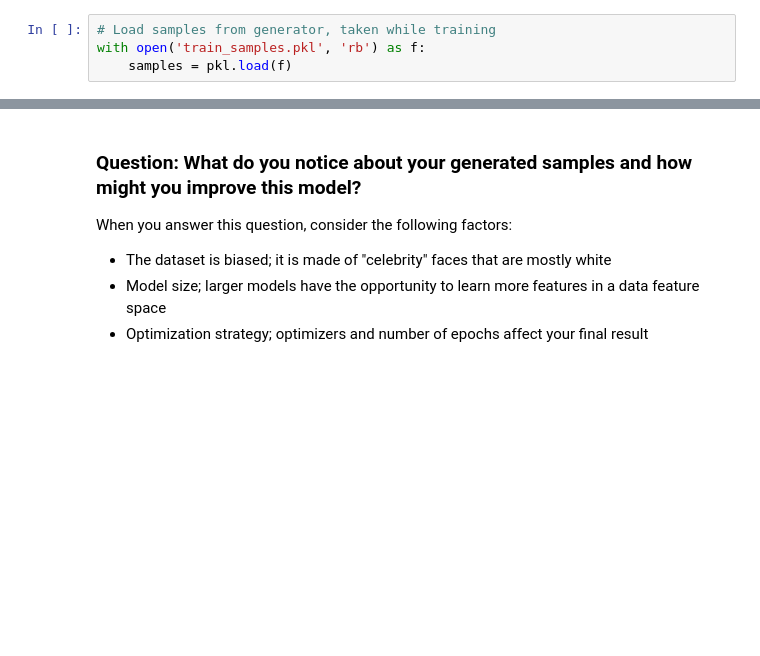
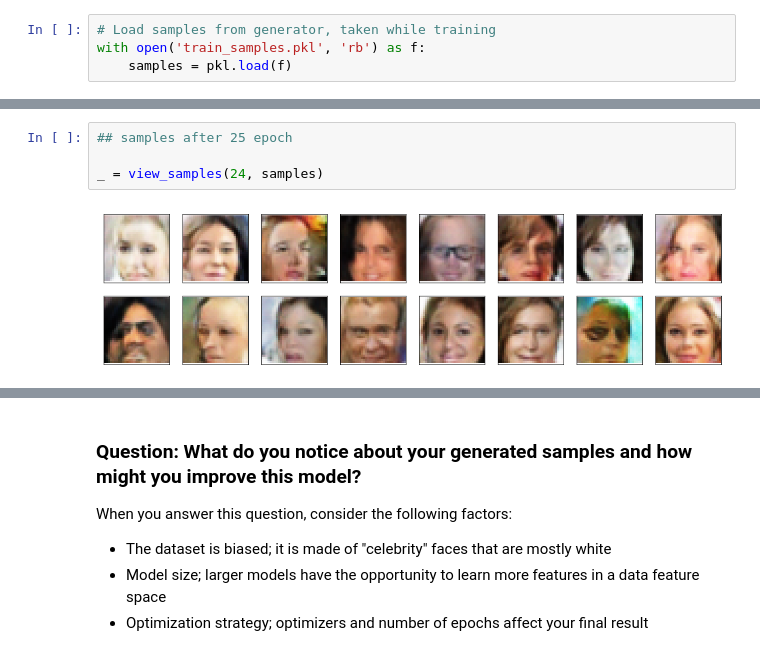
Before and after one commit to abtripathi/generate_faces, a Jupyter notebook: dlnd_face_generation.ipynb, the cells around one changed output, grey strips where cells are left out. Drawn from its saved outputs; the diff is of its cells as text; blank space fills up the shorter version.

```diff
--- a/dlnd_face_generation.ipynb
+++ b/dlnd_face_generation.ipynb
@@ -646,0 +671,6 @@ _ = view_samples(-1, samples)
+# %%
+## samples after 25 epoch
+
+_ = view_samples(24, samples)
+# %% [output]
+[figure, added]
```
Also changed, not shown: parts of 15 cells of this notebook, 2 other files.
